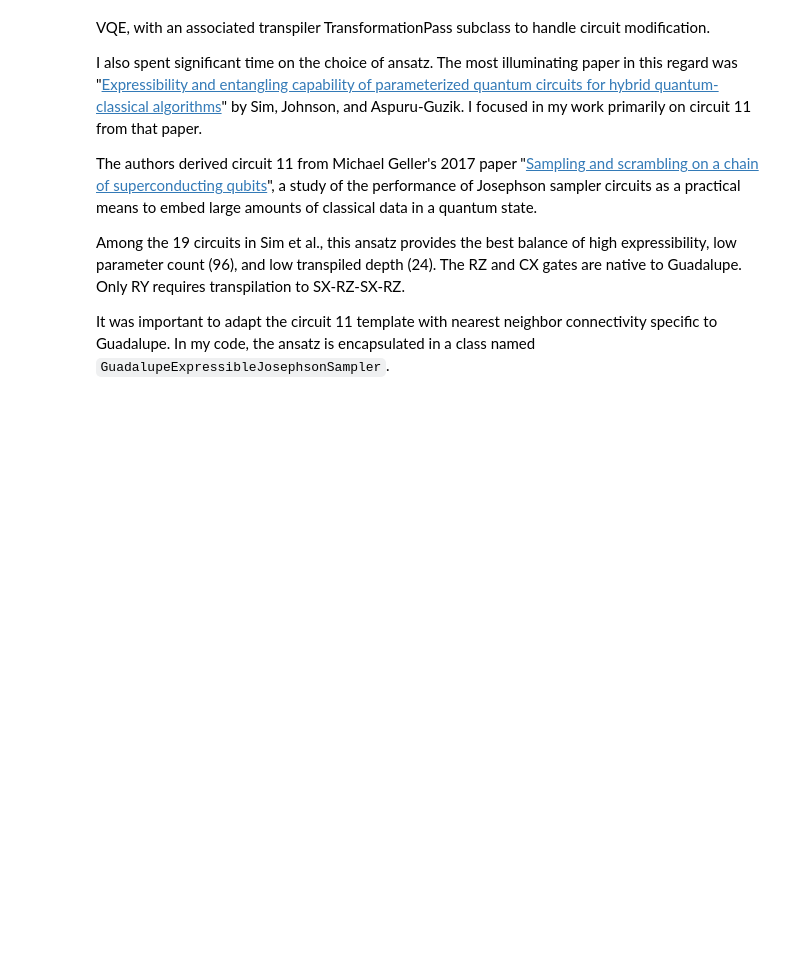
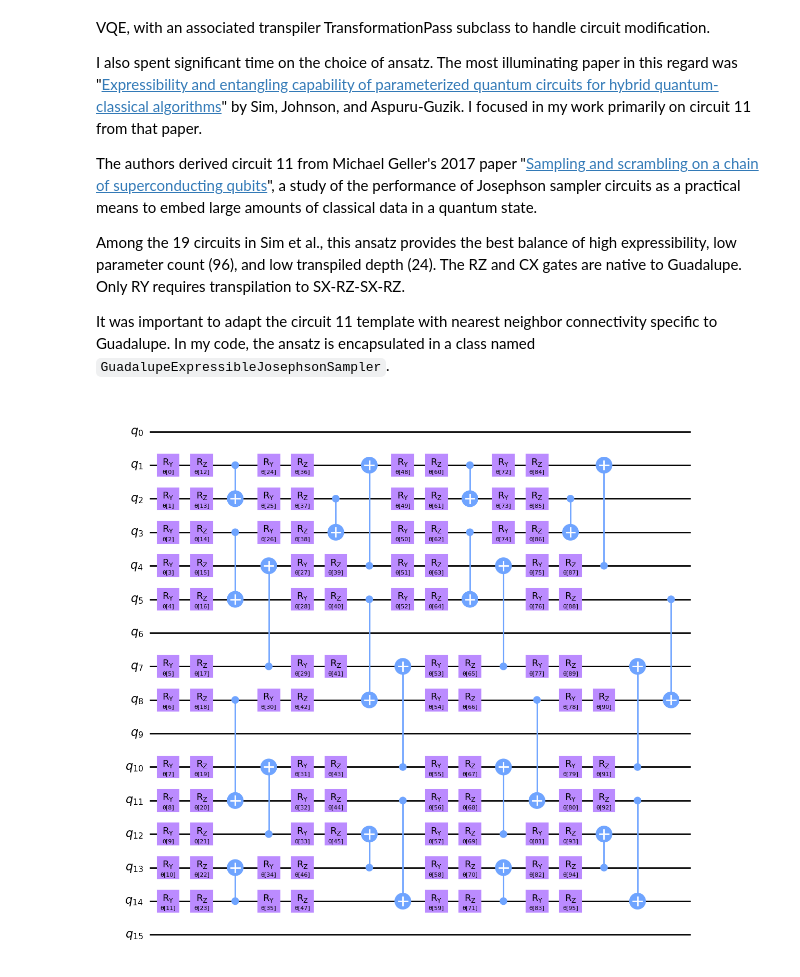
Before and after one commit to towynlin/kagome-vqe, a Jupyter notebook: crockett-zachary-osp-2022.ipynb, the cells around one changed output. Drawn from its saved outputs; the diff is of its cells as text; code cells hidden in the pictures; blank space fills up the shorter version.

```diff
--- a/crockett-zachary-osp-2022.ipynb
+++ b/crockett-zachary-osp-2022.ipynb
@@ -134,3 +136,9 @@ The authors derived circuit 11 from Michael Geller's 2017 paper "[Sampling and s
 Among the 19 circuits in Sim et al., this ansatz provides the best balance of high expressibility, low parameter count (96), and low transpiled depth (24). The RZ and CX gates are native to Guadalupe. Only RY requires transpilation to SX-RZ-SX-RZ.
 
 It was important to adapt the circuit 11 template with nearest neighbor connectivity specific to Guadalupe. In my code, the ansatz is encapsulated in a class named `GuadalupeExpressibleJosephsonSampler`.
+# %%
+from kagomevqe import GuadalupeExpressibleJosephsonSampler
+joe = GuadalupeExpressibleJosephsonSampler()
+joe.draw('mpl')
+# %% [output]
+[figure, added]
```
Also changed, not shown: parts of 3 cells of this notebook, 1 other file.
